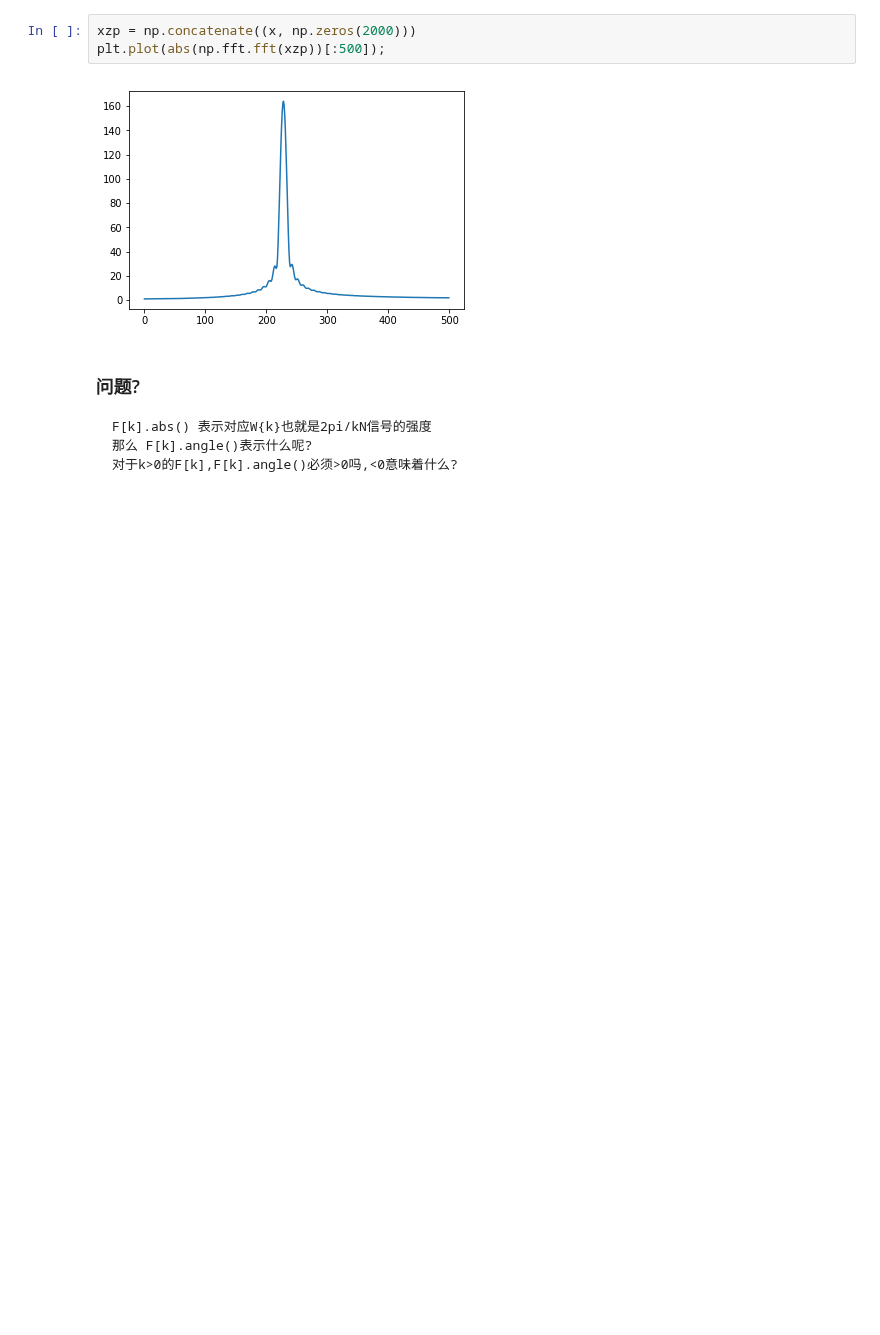
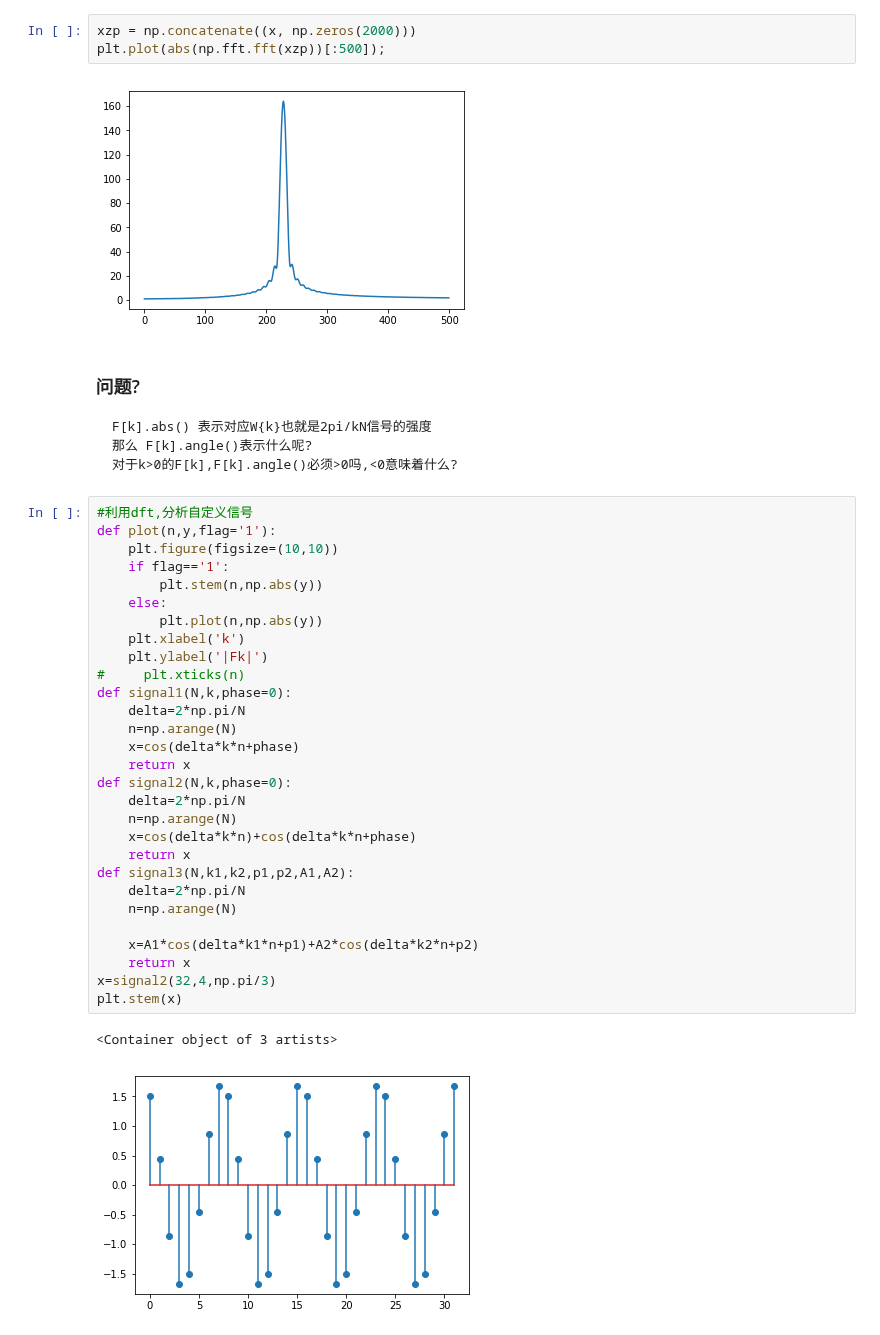
Before and after one commit to mckjzhangxk/deepAI, a Jupyter notebook: signalProcessing/week3/How to Plot the DFT/DFTplots.ipynb, the cells around one changed output. Saved outputs shown, nothing was run; the diff lists cells and outputs as text; blank space fills up the shorter version.

```diff
--- a/signalProcessing/week3/How to Plot the DFT/DFTplots.ipynb
+++ b/signalProcessing/week3/How to Plot the DFT/DFTplots.ipynb
@@ -278,3 +278,35 @@ plt.plot(abs(np.fft.fft(xzp))[:500]);
     F[k].abs() 表示对应W{k}也就是2pi/kN信号的强度
     那么 F[k].angle()表示什么呢?
     对于k>0的F[k],F[k].angle()必须>0吗,<0意味着什么?
+# %%
+#利用dft,分析自定义信号
+def plot(n,y,flag='1'):
+    plt.figure(figsize=(10,10))
+    if flag=='1':
+        plt.stem(n,np.abs(y))
+    else:
+        plt.plot(n,np.abs(y))
+    plt.xlabel('k')
+    plt.ylabel('|Fk|')
+#     plt.xticks(n)
+def signal1(N,k,phase=0):
+    delta=2*np.pi/N
+    n=np.arange(N)
+    x=cos(delta*k*n+phase)
+    return x
+def signal2(N,k,phase=0):
+    delta=2*np.pi/N
+    n=np.arange(N)
+    x=cos(delta*k*n)+cos(delta*k*n+phase)
+    return x
+def signal3(N,k1,k2,p1,p2,A1,A2):
+    delta=2*np.pi/N
+    n=np.arange(N)
+
+    x=A1*cos(delta*k1*n+p1)+A2*cos(delta*k2*n+p2)
+    return x
+x=signal2(32,4,np.pi/3)
+plt.stem(x)
+# %% [output]
+<Container object of 3 artists>
+[figure, added]
```
Also changed, not shown: parts of 15 cells of this notebook, 2 other files.
